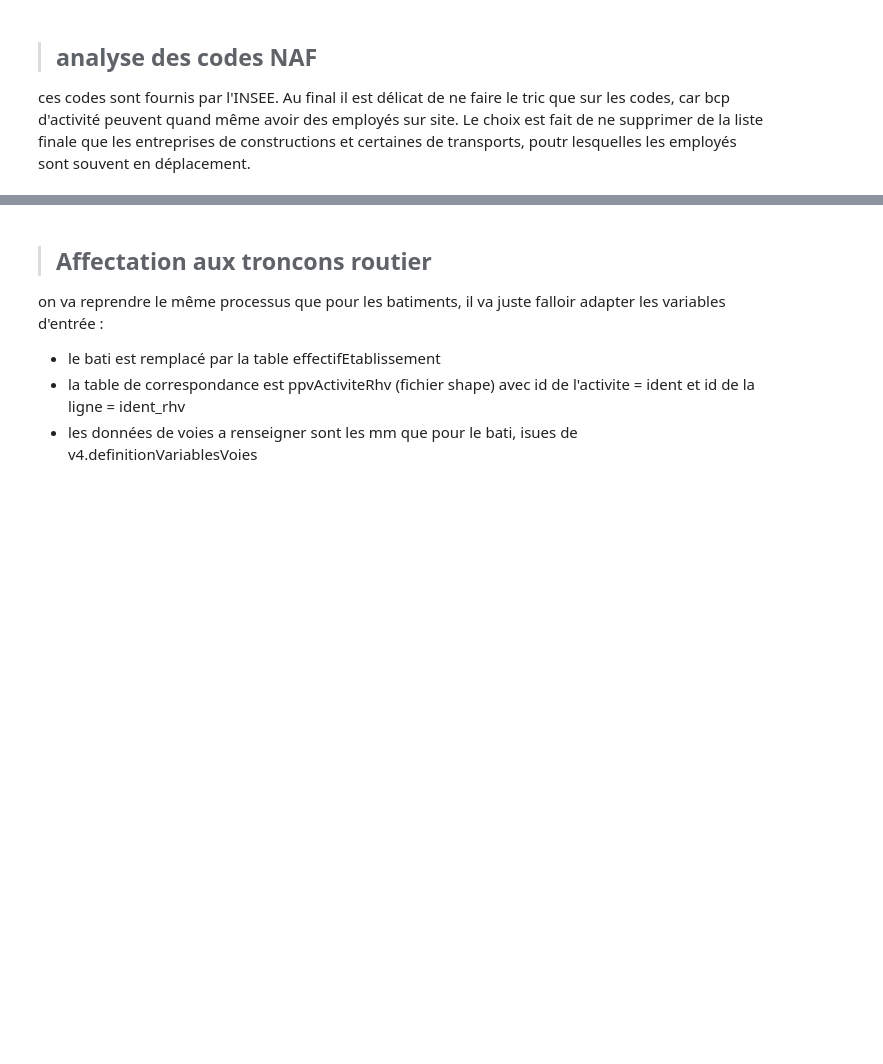
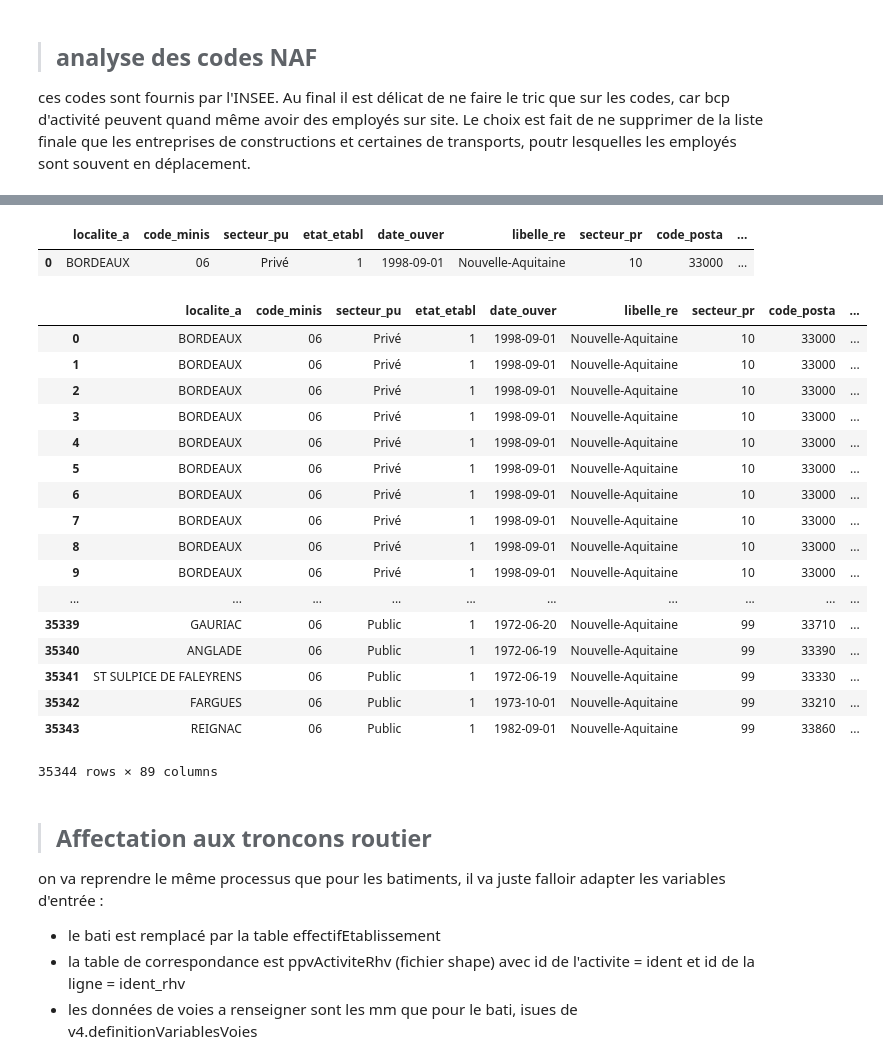
Before and after one commit to nantodevison/Lin_uniq_BdxM, a Jupyter notebook: Lin_uniq_BdxM/Traitements/traitements.ipynb, the cells around one changed output, grey strips where cells are left out. Drawn from its saved outputs; the diff is of its cells as text; code cells hidden in the pictures; blank space fills up the shorter version.

```diff
--- a/Lin_uniq_BdxM/Traitements/traitements.ipynb
+++ b/Lin_uniq_BdxM/Traitements/traitements.ipynb
@@ -683,0 +711,17 @@ alt.Chart(pd.DataFrame({'type_etablissement':['effectifs connus non null', 'effe
+# %%
+etab33=pd.read_csv(r'D:\Boulot\AffairesEnCours\Linearisation_BM\C19SA0101\C19SA0101\Doc_travail\Donnees_produites\Donnees\activite\StockEtablissement_utf8_Gironde.csv',dtype={'siren':str,'nic':str,'siret':str})
+# %%
+#1er degres issu du fichier SIrene
+etablissement1erdegre=etab33.loc[etab33.activitePrincipaleEtablissement.isin(['85.20Z', '85.10Z'])].copy()
+# %%
+#mise en form d'un attribut adresse a comparer avec les donnees de localisation
+etablissement1erdegre['numRue']=etablissement1erdegre.numeroVoieEtablissement.apply(lambda x : str(int(str(x).replace('.0',''))) if not pd.isnull(x) else '')
+etablissement1erdegre['typeVoie']=etablissement1erdegre.typeVoieEtablissement.apply(lambda x : str(x) if not pd.isnull(x) else '')
+etablissement1erdegre['nomVoie']=etablissement1erdegre.libelleVoieEtablissement.apply(lambda x : str(x) if not pd.isnull(x) else '')
+etablissement1erdegre['adresse']=etablissement1erdegre.apply(lambda x : x['numRue']+' '+x['typeVoie']+' '+x['nomVoie'], axis=1)
+# %%
+#on joint tous les cas de figure possible, puis on filtre sur les communes et on calcule
+CommuneOk=premierSecondDegre.assign(code_commu=lambda x : x['code_commu'].astype(int)).merge(etablissement1erdegre.assign(code_commu=lambda x : x['codeCommuneEtablissement'].astype(int)), on='code_commu')
+CommuneOk['ratio_adresse']=CommuneOk.apply(lambda x : SequenceMatcher(None, x['adresse'].
+        lower().replace('av','avenue').replace('crs','cours').replace('crs','cours'), x['adresse_ua'].lower()).ratio()
+        if all([not pd.isnull(a) for a in[x['adresse'], x['adresse_ua']]]) else 0, axis=1)
@@ -684,3 +752,29 @@ alt.Chart(pd.DataFrame({'type_etablissement':['effectifs connus non null', 'effe
+# %%
+premierSecondDegre.head(1)
+# %% [output]
+|  | localite_a | code_minis | secteur_pu | etat_etabl | date_ouver | libelle_re | secteur_pr | code_posta | ... |
+| 0 | BORDEAUX | 06 | Privé | 1 | 1998-09-01 | Nouvelle-Aquitaine | 10 | 33000 | ... |
+# %%
+CommuneOk
+# %% [output]
+|  | localite_a | code_minis | secteur_pu | etat_etabl | date_ouver | libelle_re | secteur_pr | code_posta | ... |
+| 0 | BORDEAUX | 06 | Privé | 1 | 1998-09-01 | Nouvelle-Aquitaine | 10 | 33000 | ... |
+| 1 | BORDEAUX | 06 | Privé | 1 | 1998-09-01 | Nouvelle-Aquitaine | 10 | 33000 | ... |
+| 2 | BORDEAUX | 06 | Privé | 1 | 1998-09-01 | Nouvelle-Aquitaine | 10 | 33000 | ... |
+| 3 | BORDEAUX | 06 | Privé | 1 | 1998-09-01 | Nouvelle-Aquitaine | 10 | 33000 | ... |
+| 4 | BORDEAUX | 06 | Privé | 1 | 1998-09-01 | Nouvelle-Aquitaine | 10 | 33000 | ... |
+| 5 | BORDEAUX | 06 | Privé | 1 | 1998-09-01 | Nouvelle-Aquitaine | 10 | 33000 | ... |
+| 6 | BORDEAUX | 06 | Privé | 1 | 1998-09-01 | Nouvelle-Aquitaine | 10 | 33000 | ... |
+| 7 | BORDEAUX | 06 | Privé | 1 | 1998-09-01 | Nouvelle-Aquitaine | 10 | 33000 | ... |
+| 8 | BORDEAUX | 06 | Privé | 1 | 1998-09-01 | Nouvelle-Aquitaine | 10 | 33000 | ... |
+| 9 | BORDEAUX | 06 | Privé | 1 | 1998-09-01 | Nouvelle-Aquitaine | 10 | 33000 | ... |
+| ... | ... | ... | ... | ... | ... | ... | ... | ... | ... |
+| 35339 | GAURIAC | 06 | Public | 1 | 1972-06-20 | Nouvelle-Aquitaine | 99 | 33710 | ... |
+| 35340 | ANGLADE | 06 | Public | 1 | 1972-06-19 | Nouvelle-Aquitaine | 99 | 33390 | ... |
+| 35341 | ST SULPICE DE FALEYRENS | 06 | Public | 1 | 1972-06-19 | Nouvelle-Aquitaine | 99 | 33330 | ... |
+| 35342 | FARGUES | 06 | Public | 1 | 1973-10-01 | Nouvelle-Aquitaine | 99 | 33210 | ... |
+| 35343 | REIGNAC | 06 | Public | 1 | 1982-09-01 | Nouvelle-Aquitaine | 99 | 33860 | ... |
+35344 rows × 89 columns
 # %% [markdown]
 > ## Affectation aux troncons routier
 on va reprendre le même processus que pour les batiments, il va juste falloir adapter les variables d'entrée :
```
Also changed, not shown: parts of 13 cells of this notebook, 1 other file.
